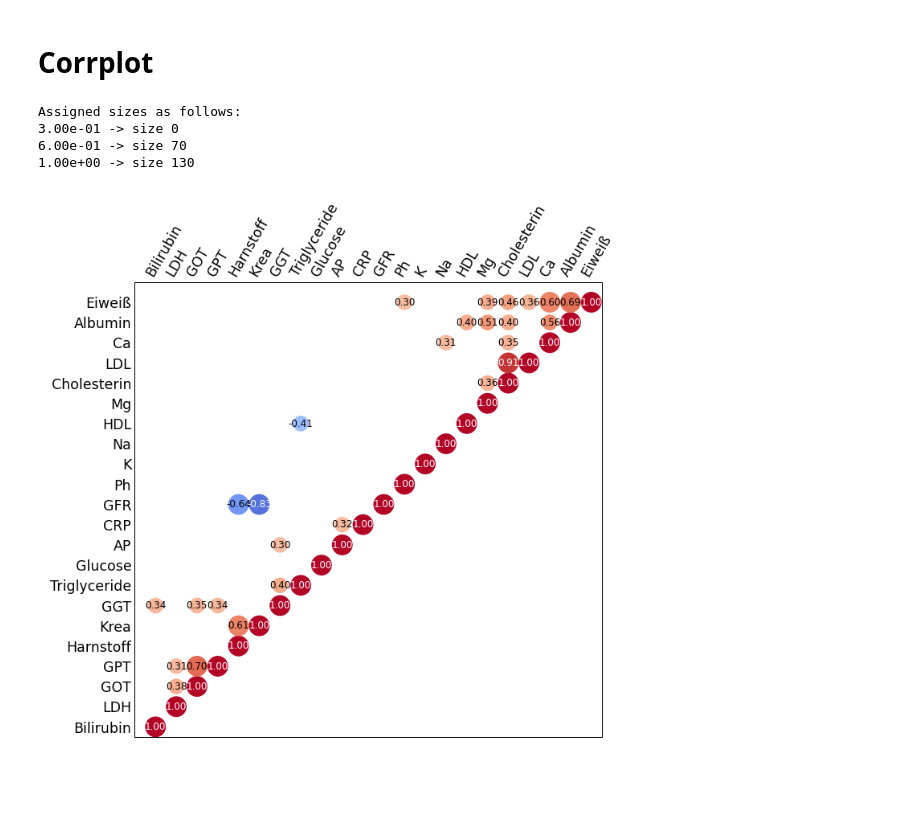
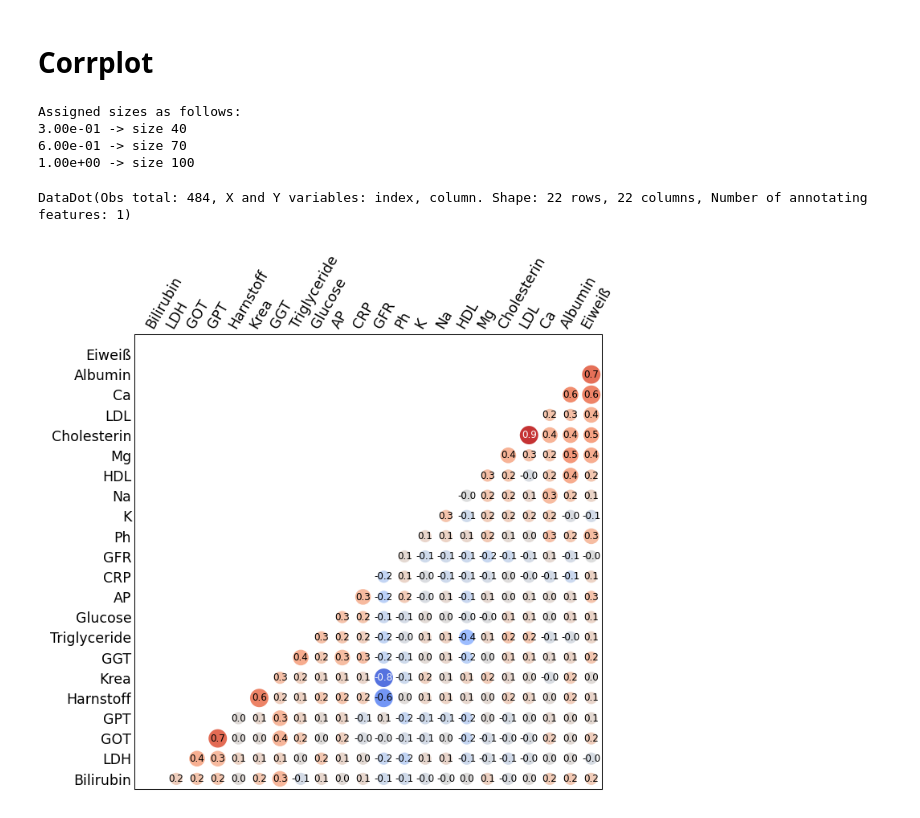
Before and after one commit to fossbert/Python_Packages, a Jupyter notebook: Dev_cbviz.ipynb, the cells around one changed output. Cells and saved outputs as stored; diff of their text form; code cells hidden in the pictures; blank space fills up the shorter version.

```diff
--- a/Dev_cbviz.ipynb
+++ b/Dev_cbviz.ipynb
@@ -283,28 +283,32 @@ cp = Corrplot(df, upper_left=False)
 # %%
 dp = cp.dp
 # %%
-dp.cut_size(bins=(0, 0.3, 0.6, 1), sizes_out=(0, 70, 130), transform=np.abs)
+dp.cut_size(bins=(0, 0.3, 0.6, 1), sizes_out=(40, 70, 100), transform=np.abs)
 # %% [output]
 Assigned sizes as follows:
-3.00e-01 -> size 0
+3.00e-01 -> size 40
 6.00e-01 -> size 70
-1.00e+00 -> size 130
+1.00e+00 -> size 100
+# %%
+dp
+# %% [output]
+DataDot(Obs total: 484, X and Y variables: index, column. Shape: 22 rows, 22 columns, Number of annotating features: 1)
 # %%
 plt.style.use('cviz')
 fig, ax = plt.subplots(figsize=(5,5))
 from matplotlib.colors import CenteredNorm
 
-sp = ax.scatter(dp.y, dp.x, s=dp.size_cut, c=dp.color_raw, cmap=plt.cm.coolwarm, norm=CenteredNorm(0, 1))
+sp = ax.scatter(dp.y, dp.x, s=dp.size_cut, c=dp.size_raw, cmap=plt.cm.coolwarm, norm=CenteredNorm(0, 1))
 ax.set_ylim(-0.5, dp.data.nrows)
 ax.set_xlim(-1, dp.data.ncols-0.5)
 ax.set_yticks(range(dp.data.nrows), dp.tick_names.yticks);
 ax.set_xticks(range(dp.data.ncols), dp.tick_names.xticks, rotation=60, rotation_mode='anchor', ha='left');
 ax.xaxis.tick_top()
-dp.annotate(sp, str_fmt="1.2f")
+dp.annotate(sp, str_fmt="1.1f")
 # cax = fig.add_axes([0.5, 0.3, 0.15, 0.02])
 # fig.colorbar(sp, cax=cax, orientation='horizontal')
 # cax.set_xticks((-1, 0, 1), (-1, 0, 1), fontsize='xx-small')
 # cax.set_title("Spearman's rho", fontsize='x-small')
 # fig.savefig('./Polyps/Plots/Correlation-LabValues-Feb14-2022.pdf')
 # %% [output]
-[figure, old version]
+[figure, new version]
```
